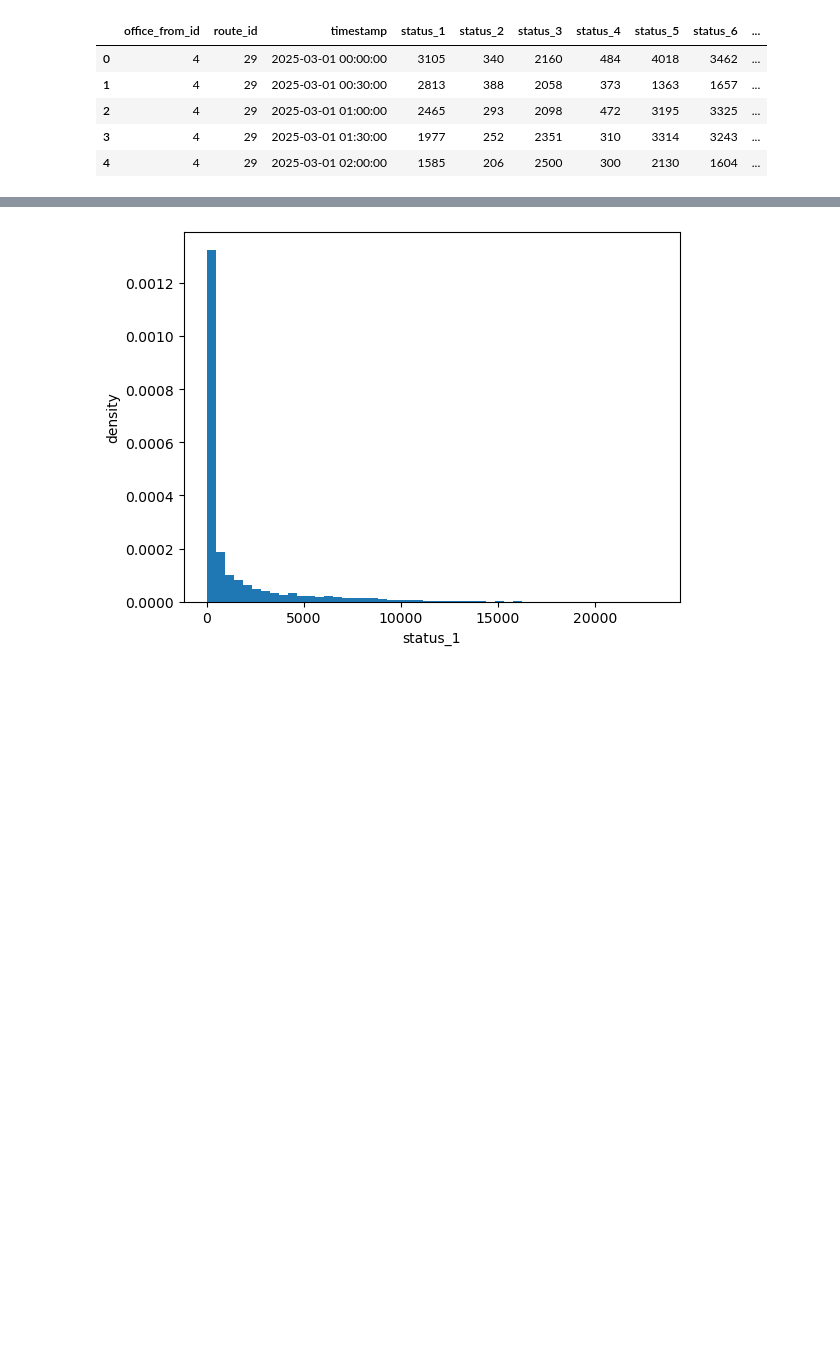
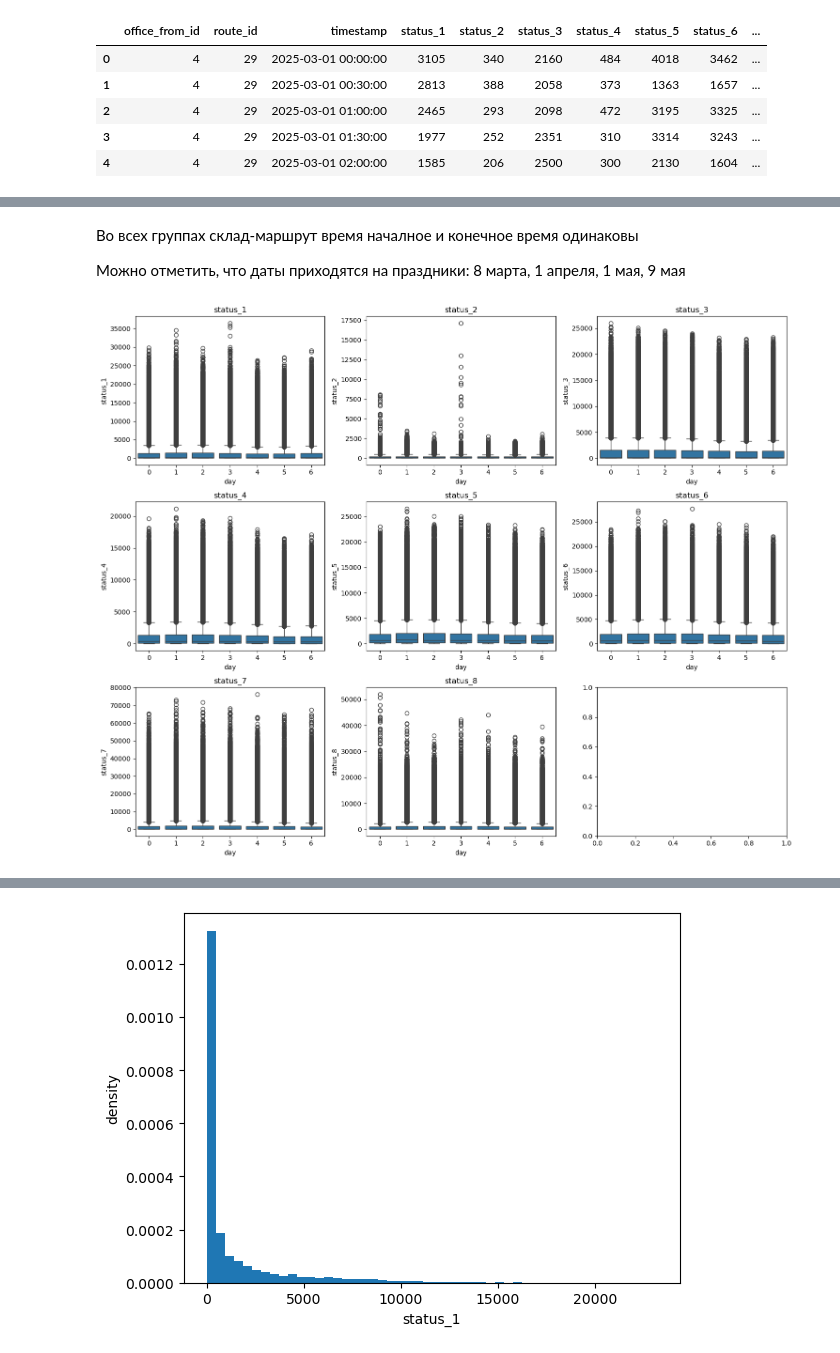
Before and after one commit to Makiavelly/Warehouse-logistics-automation-RWB, a Jupyter notebook: WarehouseLogisticsAutomation.ipynb, the cells around one changed output, grey strips where cells are left out. Saved outputs shown, nothing was run; the diff lists cells and outputs as text; code cells hidden in the pictures; blank space fills up the shorter version.

```diff
--- a/WarehouseLogisticsAutomation.ipynb
+++ b/WarehouseLogisticsAutomation.ipynb
@@ -98,0 +115,4 @@ from sklearn.model_selection import train_test_split
+# %% [markdown]
+Во всех группах склад-маршрут время началное и конечное время одинаковы
+
+Можно отметить, что даты приходятся на праздники: 8 марта, 1 апреля, 1 мая, 9 мая
@@ -98,0 +121,15 @@ from sklearn.model_selection import train_test_split
+# %%
+status_cols = ['status_1', 'status_2', 'status_3', 'status_4',
+               'status_5', 'status_6', 'status_7', 'status_8']
+
+fig, axes = plt.subplots(3, 3, figsize=(15, 12))
+axes = axes.flatten()
+
+for i, status in enumerate(status_cols):
+    sns.boxplot(data=df, x='day', y=status, ax=axes[i])
+    axes[i].set_title(status)
+
+plt.tight_layout()
+plt.show()
+# %% [output]
+[figure, added]
```
Also changed, not shown: parts of 34 cells of this notebook.
